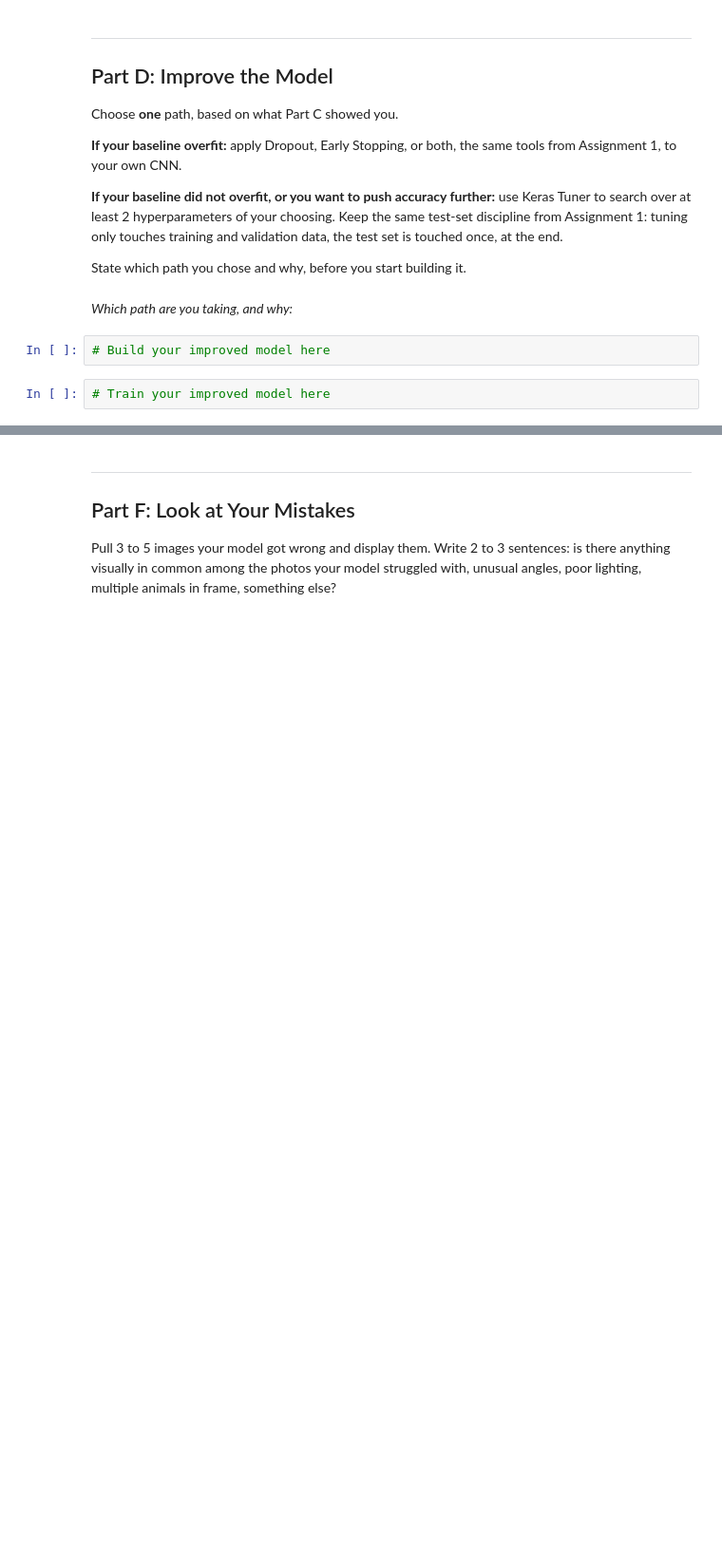
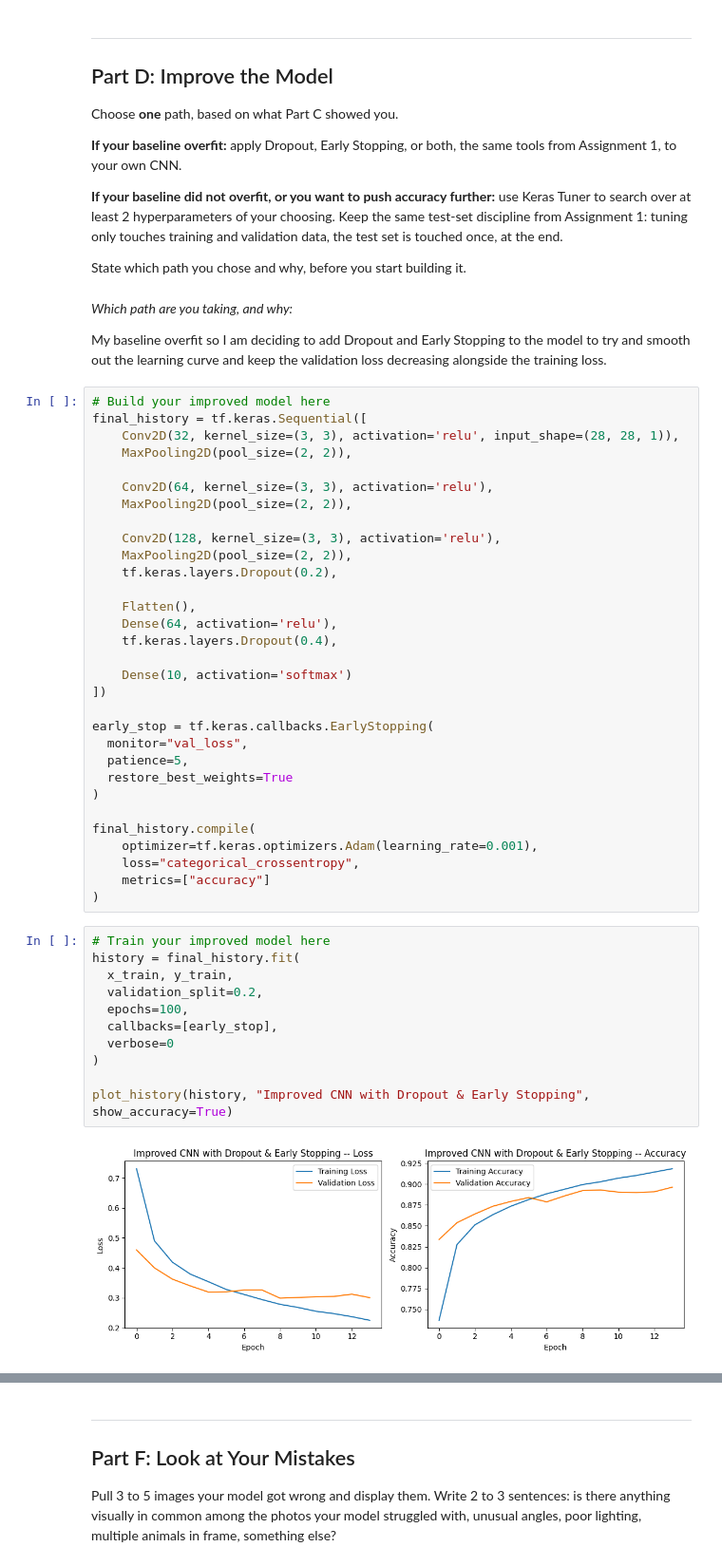
Before and after one commit to M90X-2/IT480-FA26, a Jupyter notebook: Lab2_CNN_PetFinder_Starter.ipynb, the cells around one changed output, grey strips where cells are left out. Shown at 95% size. Cells and saved outputs as stored; diff of their text form; blank space fills up the shorter version.

```diff
--- a/Lab2_CNN_PetFinder_Starter.ipynb
+++ b/Lab2_CNN_PetFinder_Starter.ipynb
@@ -109,9 +156,51 @@ Choose **one** path, based on what Part C showed you.
 **If your baseline did not overfit, or you want to push accuracy further:** use Keras Tuner to search over at least 2 hyperparameters of your choosing. Keep the same test-set discipline from Assignment 1: tuning only touches training and validation data, the test set is touched once, at the end.
 
 State which path you chose and why, before you start building it.
-# %% [markdown]
-*Which path are you taking, and why:*
-# %%
-# Build your improved model here
-# %%
-# Train your improved model here
+# %% [markdown]
+*Which path are you taking, and why:*
+
+My baseline overfit so I am deciding to add Dropout and Early Stopping to the model to try and smooth out the learning curve and keep the validation loss decreasing alongside the training loss.
+# %%
+# Build your improved model here
+final_history = tf.keras.Sequential([
+    Conv2D(32, kernel_size=(3, 3), activation='relu', input_shape=(28, 28, 1)),
+    MaxPooling2D(pool_size=(2, 2)),
+
+    Conv2D(64, kernel_size=(3, 3), activation='relu'),
+    MaxPooling2D(pool_size=(2, 2)),
+
+    Conv2D(128, kernel_size=(3, 3), activation='relu'),
+    MaxPooling2D(pool_size=(2, 2)),
+    tf.keras.layers.Dropout(0.2),
+
+    Flatten(),
+    Dense(64, activation='relu'),
+    tf.keras.layers.Dropout(0.4),
+
+    Dense(10, activation='softmax')
+])
+
+early_stop = tf.keras.callbacks.EarlyStopping(
+  monitor="val_loss",
+  patience=5,
+  restore_best_weights=True
+)
+
+final_history.compile(
+    optimizer=tf.keras.optimizers.Adam(learning_rate=0.001),
+    loss="categorical_crossentropy",
+    metrics=["accuracy"]
+)
+# %%
+# Train your improved model here
+history = final_history.fit(
+  x_train, y_train,
+  validation_split=0.2,
+  epochs=100,
+  callbacks=[early_stop],
+  verbose=0
+)
+
+plot_history(history, "Improved CNN with Dropout & Early Stopping", show_accuracy=True)
+# %% [output]
+[figure, added]
```
Also changed, not shown: parts of 21 cells of this notebook.
